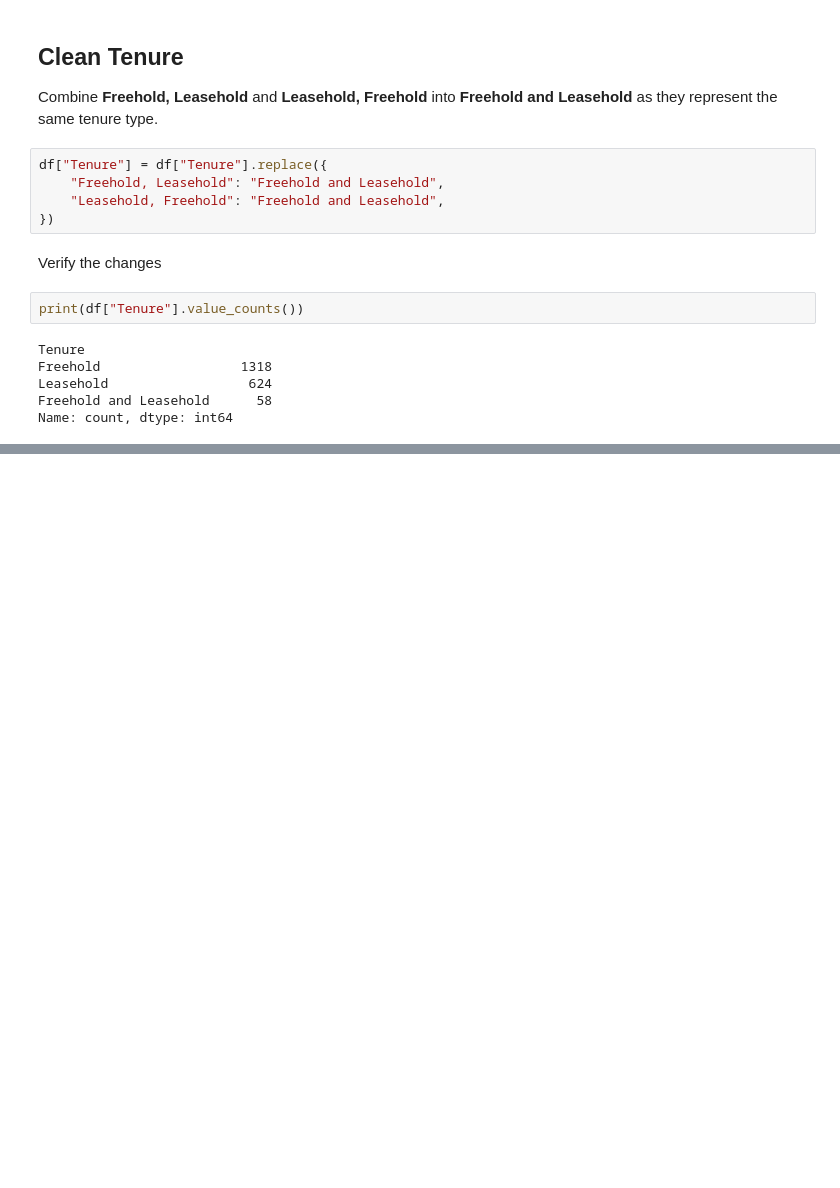
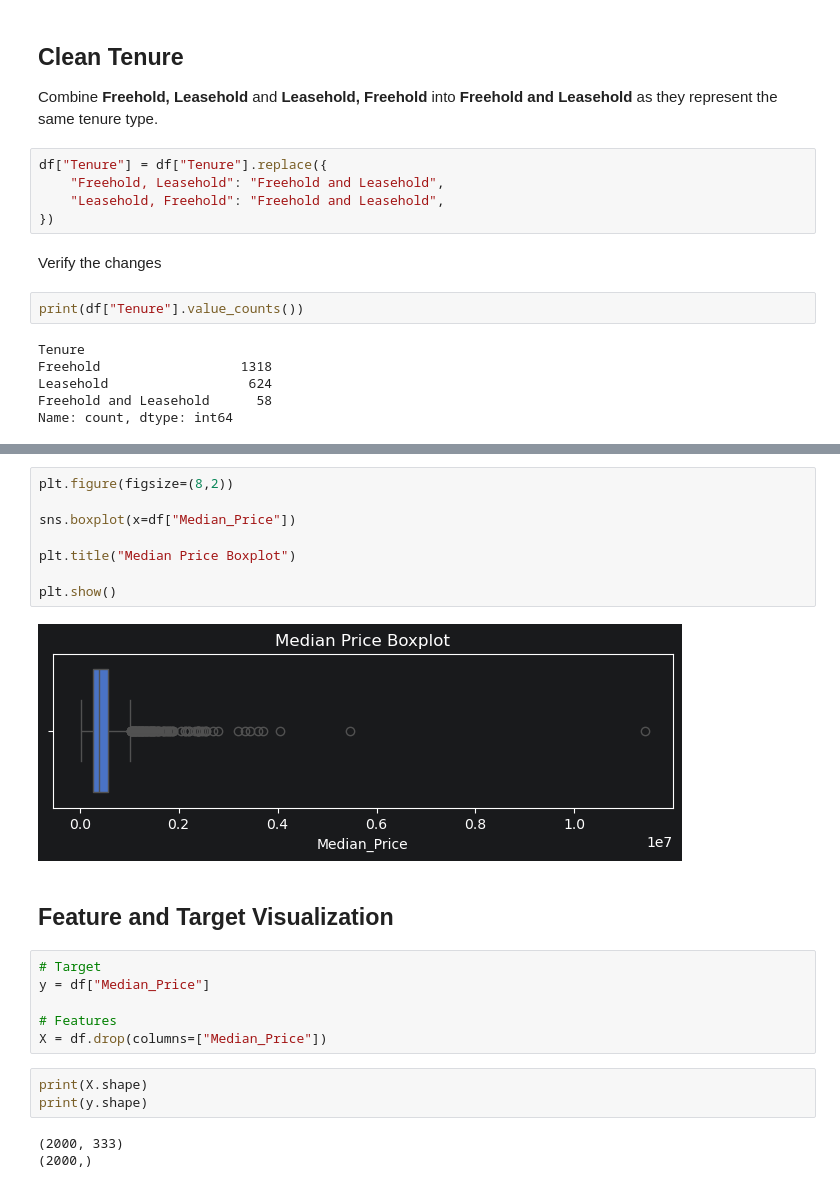
Before and after one commit to ngkaizhe123/BMDS2003-DATA-SCIENCE-Housing-Prices-in-Malaysia-, a Jupyter notebook: notebooks/02_Preprocessing.ipynb, the cells around one changed output, grey strips where cells are left out. Drawn from its saved outputs; the diff is of its cells as text; blank space fills up the shorter version.

```diff
--- a/notebooks/02_Preprocessing.ipynb
+++ b/notebooks/02_Preprocessing.ipynb
@@ -126,0 +305,24 @@ Name: count, dtype: int64
+# %%
+plt.figure(figsize=(8,2))
+
+sns.boxplot(x=df["Median_Price"])
+
+plt.title("Median Price Boxplot")
+
+plt.show()
+# %% [output]
+[figure, added]
+# %% [markdown]
+## Feature and Target Visualization
+# %%
+# Target
+y = df["Median_Price"]
+
+# Features
+X = df.drop(columns=["Median_Price"])
+# %%
+print(X.shape)
+print(y.shape)
+# %% [output]
+(2000, 333)
+(2000,)
```
Also changed, not shown: parts of 46 cells of this notebook, 2 other files.
